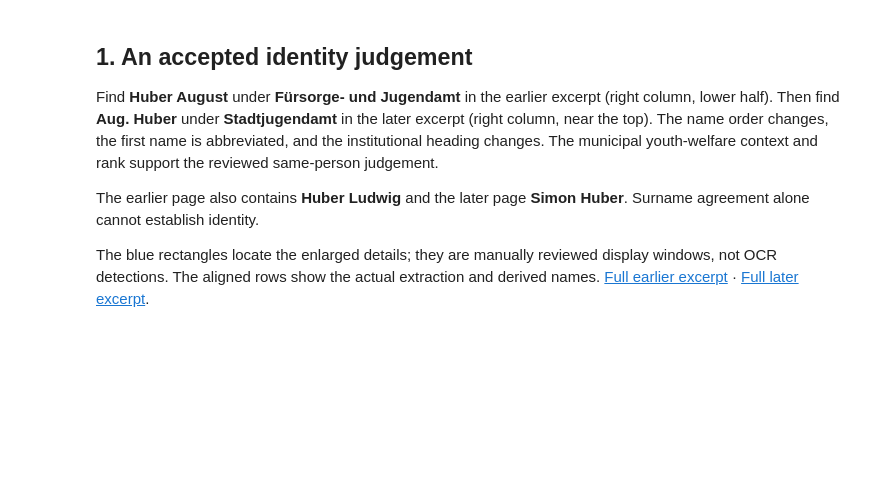
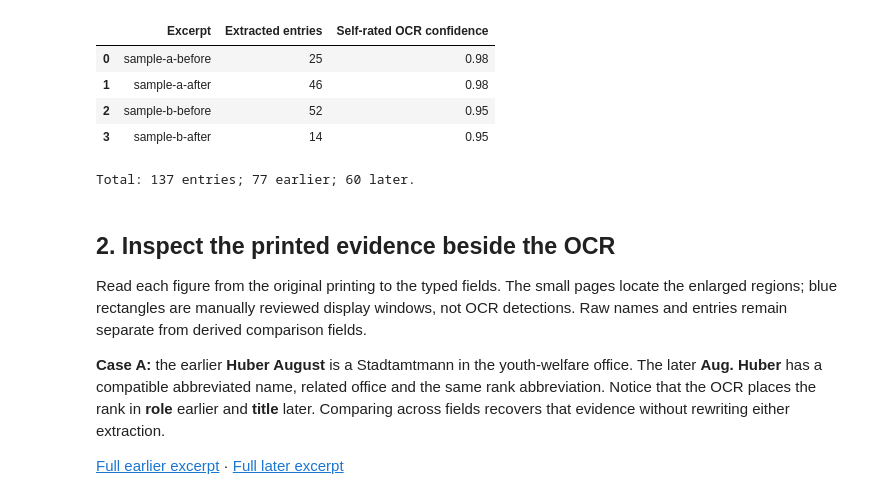
Before and after one commit to ikarurs/synthetic-record-linkage, a Jupyter notebook: walkthrough.ipynb, the cells around one changed output. Cells and saved outputs as stored; diff of their text form; code cells hidden in the pictures; blank space fills up the shorter version.

```diff
--- a/walkthrough.ipynb
+++ b/walkthrough.ipynb
@@ -5,24 +15,39 @@ City, year and original source identifiers are concealed; names and original pri
 # %%
 import json
 import pandas as pd
 import matplotlib.pyplot as plt
-from IPython.display import display
+from IPython.display import display, Markdown
 from ocr import ROOT, read_page, PROMPT
-from run import run, read_csv
+from linkage import (extract, select_anchors, candidate_pairs, find_matches,
+                     normalise, career_text, sim, score_components,
+                     WEIGHTS, SURNAME_FLOOR, MATCH_THRESHOLD, MIN_MARGIN, MIN_CONFIDENCE)
+from run import read_csv, run
 from visualise import pages, comparison, export
 %matplotlib inline
-pd.set_option('display.max_colwidth', 100)
-records, page_audit, anchors, pairs, decisions = run()
+pd.set_option('display.max_colwidth', None)
+records, page_audit = extract()
 records_df = pd.DataFrame(records)
 manifest = json.loads((ROOT/'data/manifest.json').read_text())
+display(pd.DataFrame(page_audit)[['page_id', 'people', 'confidence']].rename(
+    columns={'page_id': 'Excerpt', 'people': 'Extracted entries', 'confidence': 'Self-rated OCR confidence'}))
+print(f"Total: {len(records)} entries; "
+      f"{sum(r['period']=='earlier' for r in records)} earlier; "
+      f"{sum(r['period']=='later' for r in records)} later.")
+# %% [output]
+|  | Excerpt | Extracted entries | Self-rated OCR confidence |
+| 0 | sample-a-before | 25 | 0.98 |
+| 1 | sample-a-after | 46 | 0.98 |
+| 2 | sample-b-before | 52 | 0.95 |
+| 3 | sample-b-after | 14 | 0.95 |
+Total: 137 entries; 77 earlier; 60 later.
-# %% [markdown]
-## 1. An accepted identity judgement
-
-Find **Huber August** under **Fürsorge- und Jugendamt** in the earlier excerpt (right column, lower half). Then find **Aug. Huber** under **Stadtjugendamt** in the later excerpt (right column, near the top). The name order changes, the first name is abbreviated, and the institutional heading changes. The municipal youth-welfare context and rank support the reviewed same-person judgement.
-
-The earlier page also contains **Huber Ludwig** and the later page **Simon Huber**. Surname agreement alone cannot establish identity.
-
-The blue rectangles locate the enlarged details; they are manually reviewed display windows, not OCR detections. The aligned rows show the actual extraction and derived names. [Full earlier excerpt](data/pages/sample-a-before.png) · [Full later excerpt](data/pages/sample-a-after.png).
+# %% [markdown]
+## 2. Inspect the printed evidence beside the OCR
+
+Read each figure from the original printing to the typed fields. The small pages locate the enlarged regions; blue rectangles are manually reviewed display windows, not OCR detections. Raw names and entries remain separate from derived comparison fields.
+
+**Case A:** the earlier **Huber August** is a Stadtamtmann in the youth-welfare office. The later **Aug. Huber** has a compatible abbreviated name, related office and the same rank abbreviation. Notice that the OCR places the rank in **role** earlier and **title** later. Comparing across fields recovers that evidence without rewriting either extraction.
+
+[Full earlier excerpt](data/pages/sample-a-before.png) · [Full later excerpt](data/pages/sample-a-after.png)
 # %%
 fig = pages('a', records)
 export(fig, 'source_a')
```
Also changed, not shown: parts of 33 cells of this notebook, 15 other files.
